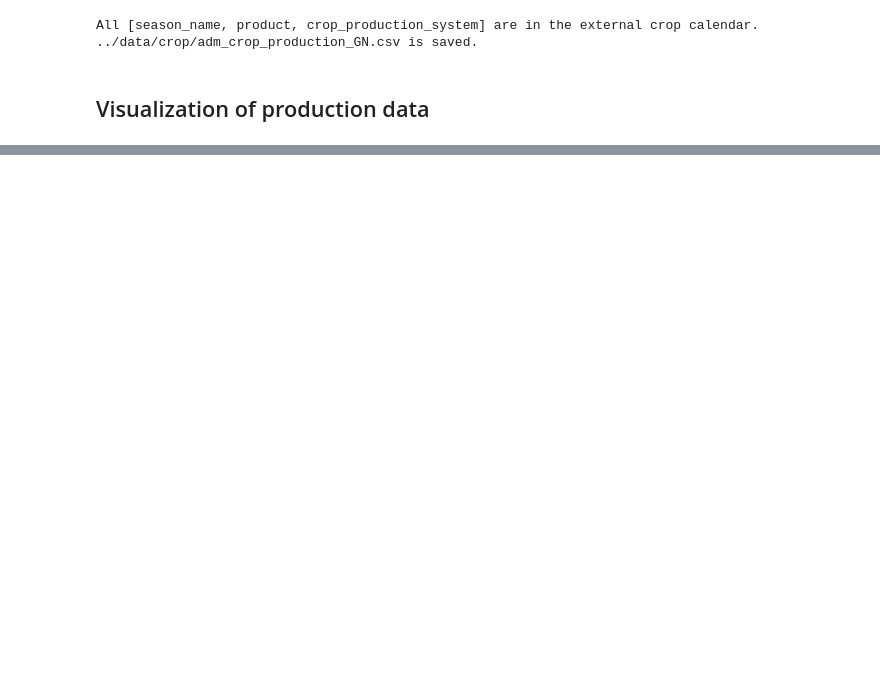
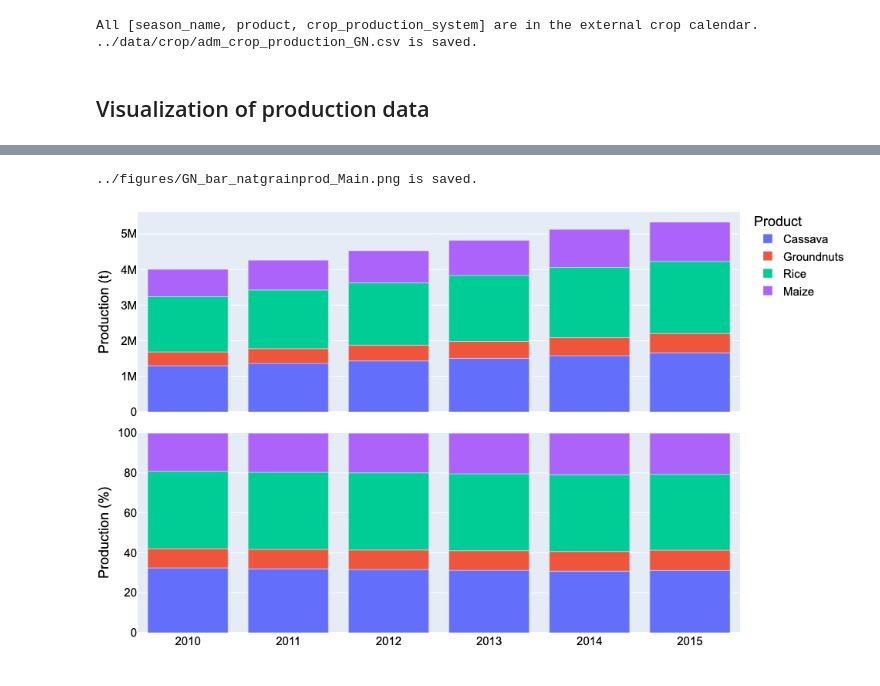
Before and after one commit to HarvestStat/HarvestStat, a Jupyter notebook: notebook/CropData_GN_Profile.ipynb, the cells around one changed output, grey strips where cells are left out. Drawn from its saved outputs; the diff is of its cells as text; code cells hidden in the pictures; blank space fills up the shorter version.

```diff
--- a/notebook/CropData_GN_Profile.ipynb
+++ b/notebook/CropData_GN_Profile.ipynb
@@ -196,6 +196,6 @@ for season_name in ['Main']:
     footnote = 'National crop production in %s - %s' % (country_name, season_name)
     fn_save = '../figures/%s_bar_natgrainprod_%s.png' % (country_iso, season_name)
     sub = df[df['season_name'] == season_name]
-    fig = PlotBarProduction(sub, year, product_order, footnote)#, fn_save)
+    fig = PlotBarProduction(sub, year, product_order, footnote, fn_save)
     fig.show()
 # %% [output]
@@ -204,3 +202,5 @@ for season_name in ['Main']:
+../figures/GN_bar_natgrainprod_Main.png is saved.
+[figure, added]
 # %%
 # Lineplot of Production-Area-Yield time-series
 country_iso, country_name = 'GN', 'Guinea'
```
Also changed, not shown: parts of 3 cells of this notebook, 48 other files.
